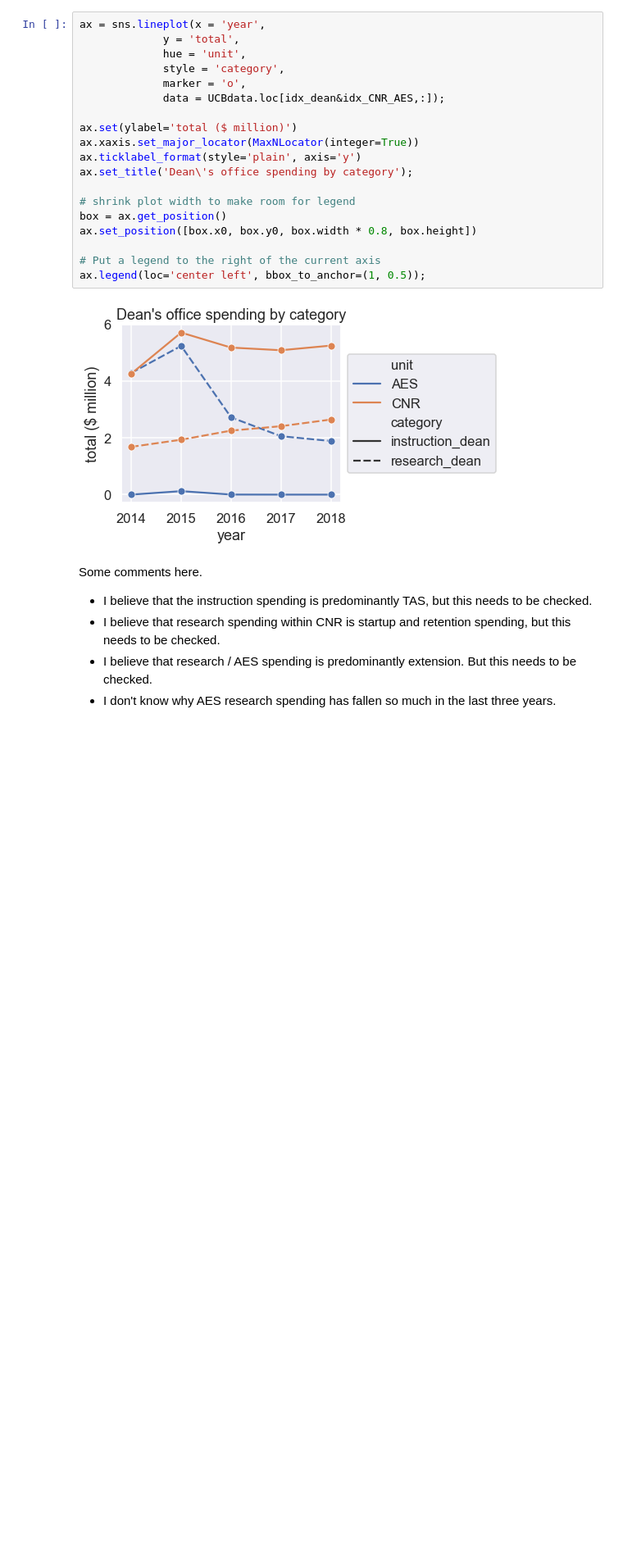
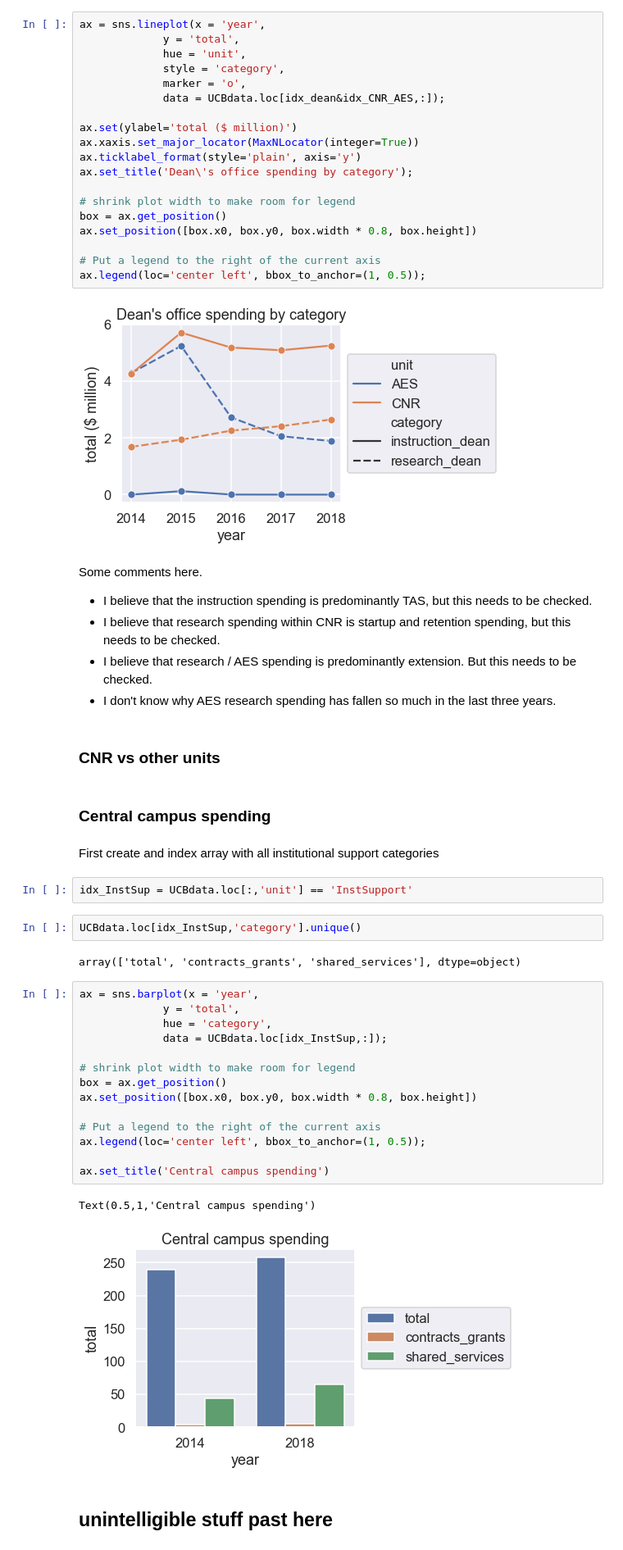
Before and after one commit to duncancallaway/UCOPFinancials, a Jupyter notebook: analysis.ipynb, the cells around one changed output. Shown at 82% size. Cells and saved outputs as stored; diff of their text form; blank space fills up the shorter version.

```diff
--- a/analysis.ipynb
+++ b/analysis.ipynb
@@ -167,3 +167,34 @@ Some comments here.
 * I believe that research spending within CNR is startup and retention spending, but this needs to be checked.
 * I believe that research / AES spending is predominantly extension.  But this needs to be checked.
 * I don't know why AES research spending has fallen so much in the last three years.
+# %% [markdown]
+### CNR vs other units
+# %% [markdown]
+### Central campus spending
+# %% [markdown]
+First create and index array with all institutional support categories
+# %%
+idx_InstSup = UCBdata.loc[:,'unit'] == 'InstSupport'
+# %%
+UCBdata.loc[idx_InstSup,'category'].unique()
+# %% [output]
+array(['total', 'contracts_grants', 'shared_services'], dtype=object)
+# %%
+ax = sns.barplot(x = 'year',
+             y = 'total',
+             hue = 'category',
+             data = UCBdata.loc[idx_InstSup,:]);
+
+# shrink plot width to make room for legend
+box = ax.get_position()
+ax.set_position([box.x0, box.y0, box.width * 0.8, box.height])
+
+# Put a legend to the right of the current axis
+ax.legend(loc='center left', bbox_to_anchor=(1, 0.5));
+
+ax.set_title('Central campus spending')
+# %% [output]
+Text(0.5,1,'Central campus spending')
+[figure, added]
+# %% [markdown]
+## unintelligible stuff past here
```
Also changed, not shown: parts of 3 cells of this notebook.
